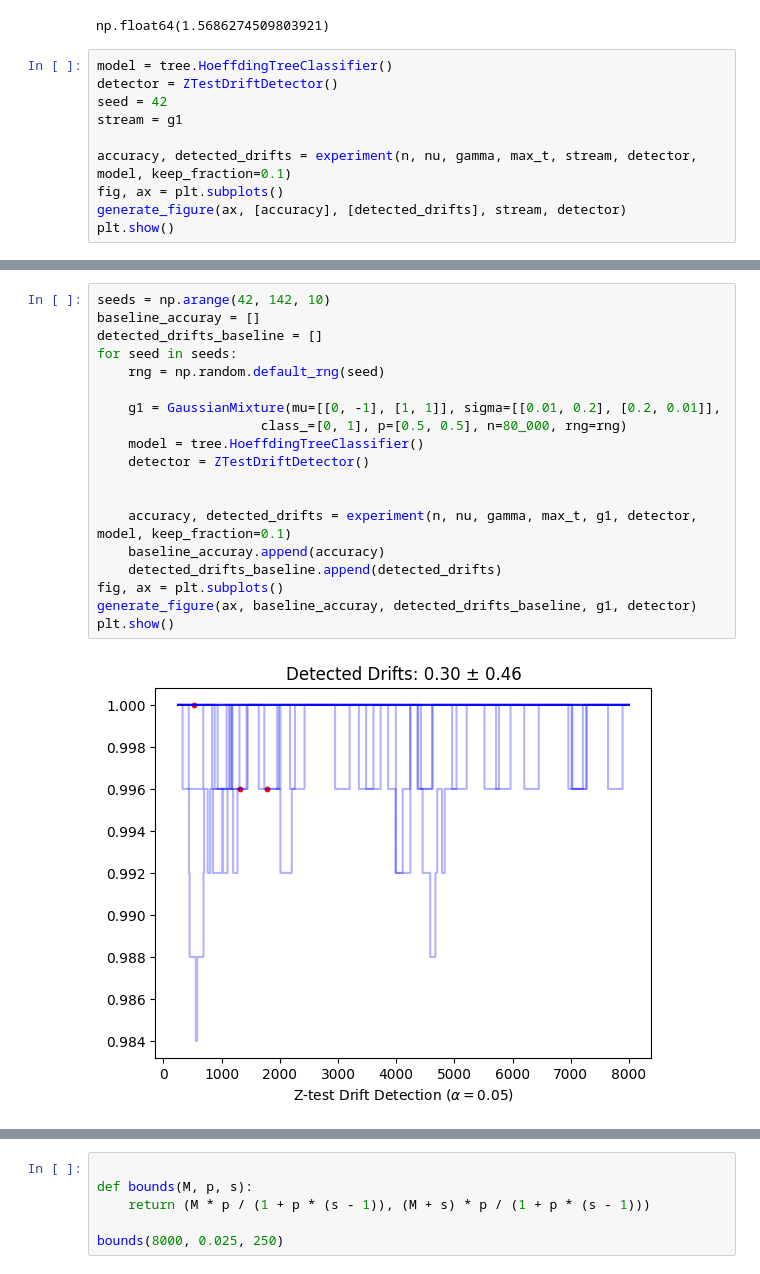
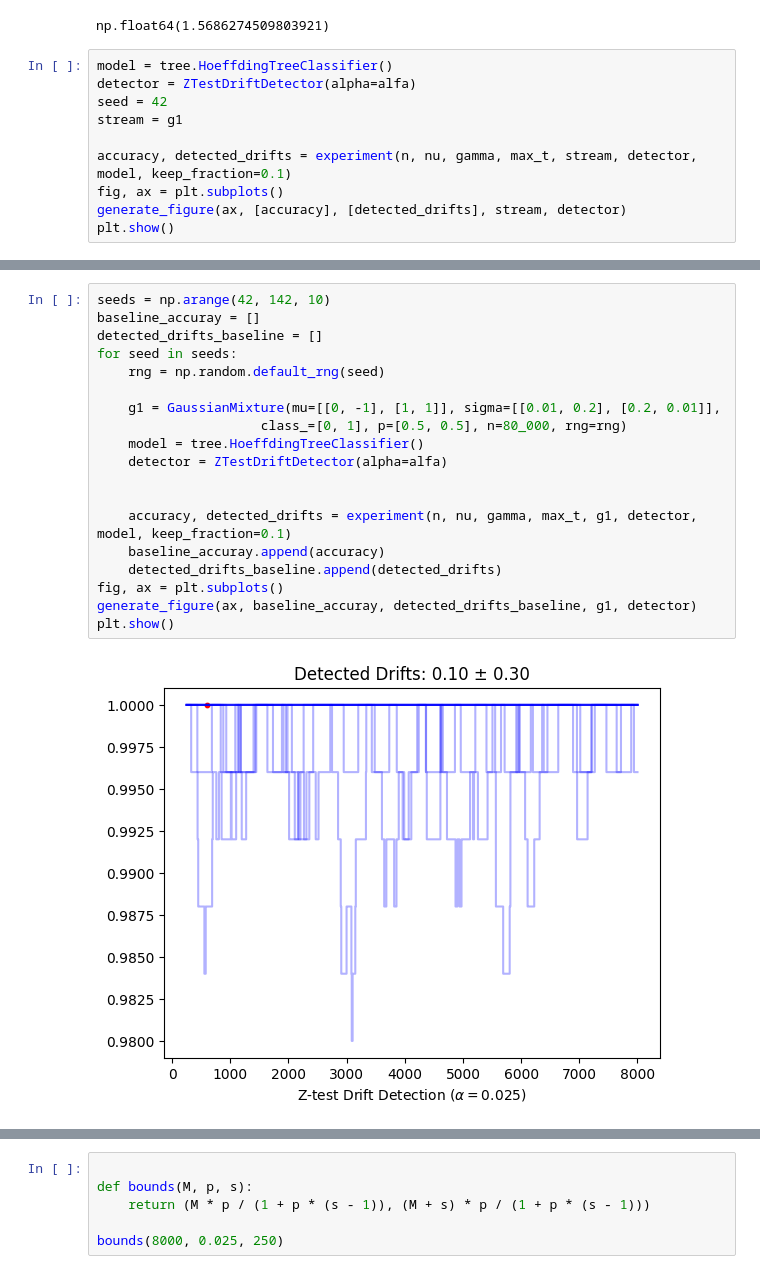
Before and after one commit to dariomalchiodi/occ-drift-detection, a Jupyter notebook: test-num-retrain.ipynb, the cells around one changed output, grey strips where cells are left out. Drawn from its saved outputs; the diff is of its cells as text.

```diff
--- a/test-num-retrain.ipynb
+++ b/test-num-retrain.ipynb
@@ -639,7 +639,7 @@ expected_retrains
 np.float64(1.5686274509803921)
 # %%
 model = tree.HoeffdingTreeClassifier()
-detector = ZTestDriftDetector()
+detector = ZTestDriftDetector(alpha=alfa)
 seed = 42
 stream = g1
 
@@ -652,23 +652,23 @@ plt.show()
 # %%
 seeds = np.arange(42, 142, 10)
 baseline_accuray = []
 detected_drifts_baseline = []
 for seed in seeds:
     rng = np.random.default_rng(seed)
 
     g1 = GaussianMixture(mu=[[0, -1], [1, 1]], sigma=[[0.01, 0.2], [0.2, 0.01]],
                      class_=[0, 1], p=[0.5, 0.5], n=80_000, rng=rng)
     model = tree.HoeffdingTreeClassifier()
-    detector = ZTestDriftDetector()
+    detector = ZTestDriftDetector(alpha=alfa)
 
 
     accuracy, detected_drifts = experiment(n, nu, gamma, max_t, g1, detector, model, keep_fraction=0.1)
     baseline_accuray.append(accuracy)
     detected_drifts_baseline.append(detected_drifts)
 fig, ax = plt.subplots()
 generate_figure(ax, baseline_accuray, detected_drifts_baseline, g1, detector)
 plt.show()
 # %% [output]
-[figure, old version]
+[figure, new version]
 # %%
 model = tree.HoeffdingTreeClassifier()
```
Also changed, not shown: parts of 9 cells of this notebook.
